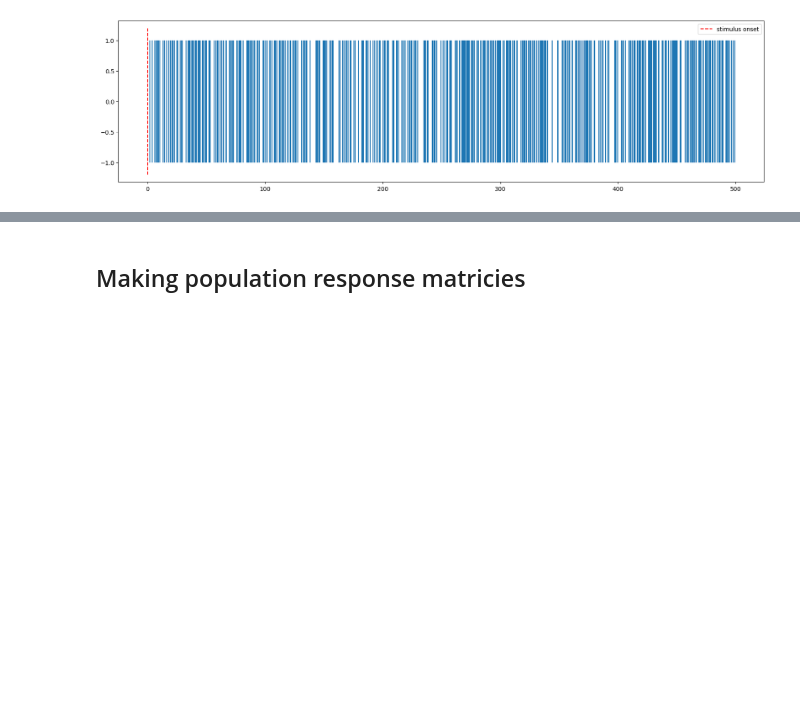
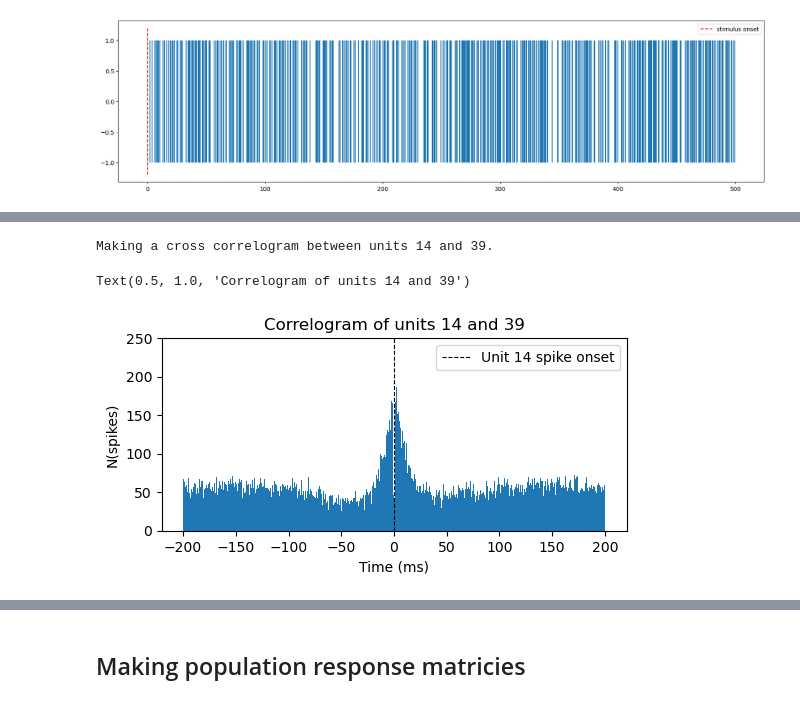
Before and after one commit to Elsayedaa/EphysToolkit, a Jupyter notebook: how_to_demonstration.ipynb, the cells around one changed output, grey strips where cells are left out. Drawn from its saved outputs; the diff is of its cells as text; code cells hidden in the pictures; blank space fills up the shorter version.

Commit message:
added correlogram example to the demo notebook

```diff
--- a/how_to_demonstration.ipynb
+++ b/how_to_demonstration.ipynb
@@ -545,0 +553,42 @@ plt.legend()
+# %%
+# selecting units to analyze
+
+unit_selection = [14, 39, 47, 48]
+unit_combos = list(combinations(unit_selection, 2))
+# %%
+u1, u2 = unit_combos[0]
+print(f"Making a cross correlogram between units {u1} and {u2}.")
+# %% [output]
+Making a cross correlogram between units 14 and 39.
+# %%
+# getting the unit spike times
+unit_1 = ex2.spike_data[u1]['rel_spike_time']
+unit_2 = ex2.spike_data[u2]['rel_spike_time']
+
+# making the raster
+raster = ex2.raster(
+    unit_1,
+    unit_2,
+    thresh = (-200,200),
+)
+# %%
+fig, ax = plt.subplots(figsize = (6, 2.5))
+h, bins = np.histogram(raster, bins = np.arange(-200,201, 0.8))
+bin_centers = (bins[1:] + bins[:-1])/2
+ax.bar(bin_centers, h)
+ax.plot(
+    np.full(400, 0),
+    np.linspace(0,250,400),
+    '--',
+    color = 'black',
+    linewidth = 0.8,
+    label = f"Unit {u1} spike onset"
+)
+ax.set_ylim(0,250)
+ax.set_xlabel("Time (ms)")
+ax.set_ylabel("N(spikes)")
+ax.legend()
+ax.set_title(f"Correlogram of units {u1} and {u2}")
+# %% [output]
+Text(0.5, 1.0, 'Correlogram of units 14 and 39')
+[figure, added]
```
Also changed, not shown: parts of 6 cells of this notebook.
